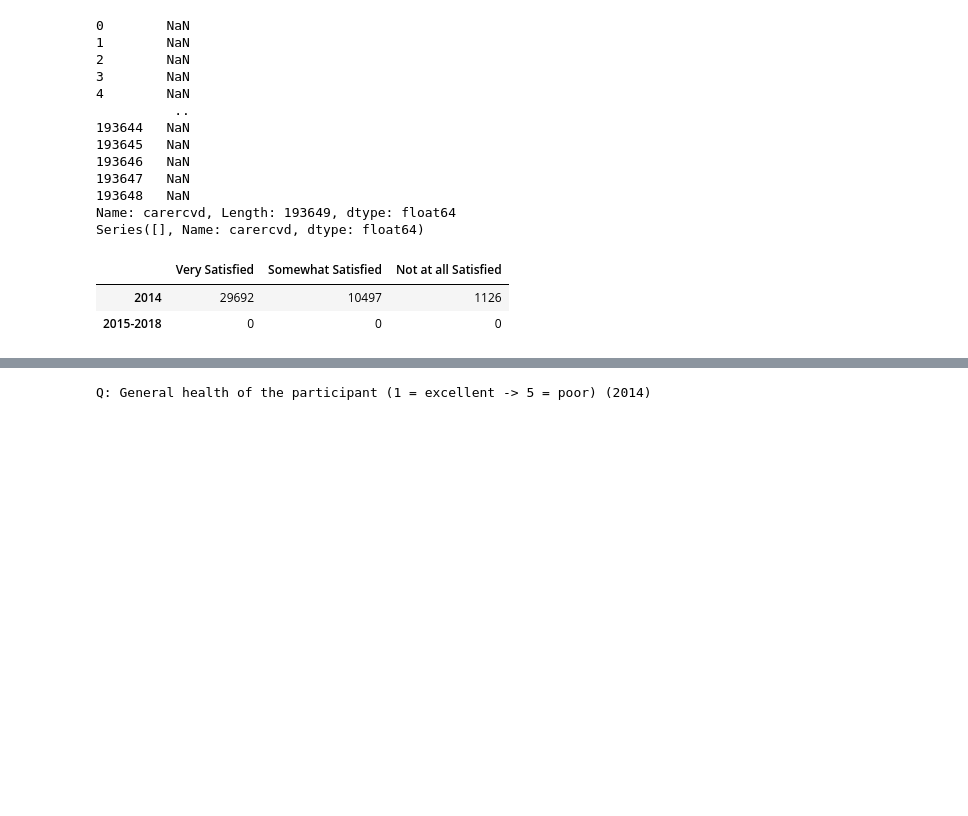
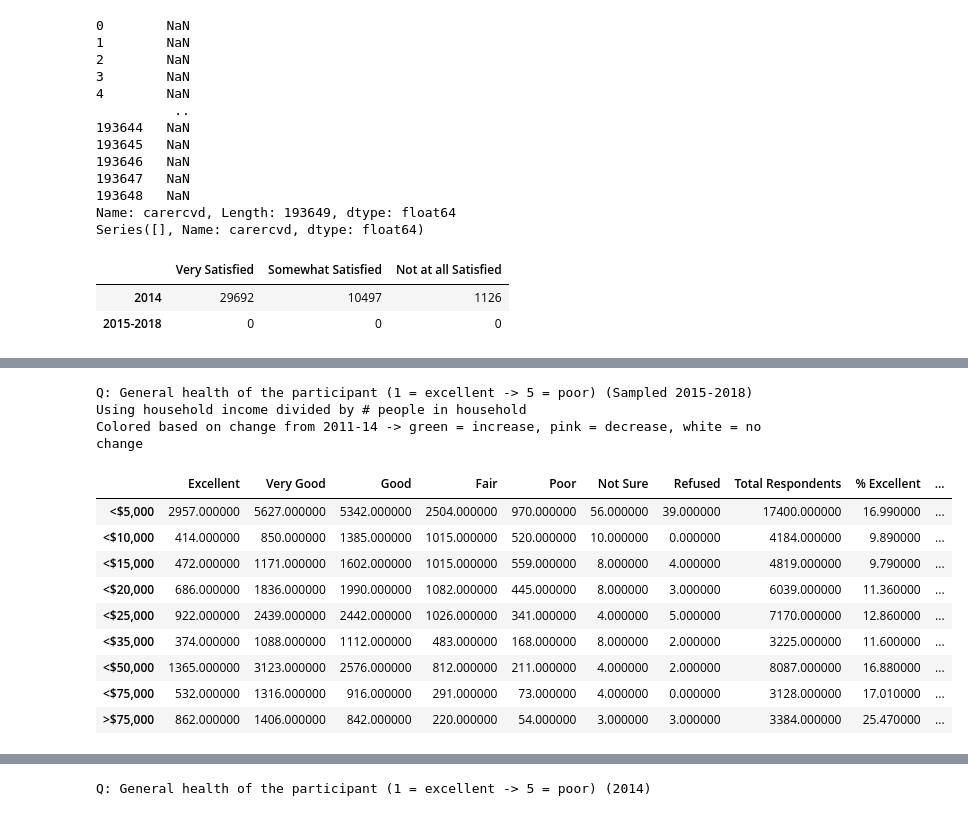
Before and after one commit to theklam/just_scraping_by, a Jupyter notebook: stats.ipynb, the cells around one changed output, grey strips where cells are left out. Drawn from its saved outputs; the diff is of its cells as text; code cells hidden in the pictures; blank space fills up the shorter version.

```diff
--- a/stats.ipynb
+++ b/stats.ipynb
@@ -428 +668,23 @@ Series([], Name: carercvd, dtype: float64)
+# %%
+''' uses new data '''
+
+print("Q: General health of the participant (1 = excellent -> 5 = poor) (Sampled 2015-2018)")
+print("Using household income divided by # people in household")
+print("Colored based on change from 2011-14 -> green = increase, pink = decrease, white = no change")
+
+income_x_health_1518_df.style.apply(highlight_change, other_df=income_x_health_1114_df, axis=None)
+# %% [output]
+Q: General health of the participant (1 = excellent -> 5 = poor) (Sampled 2015-2018)
+Using household income divided by # people in household
+Colored based on change from 2011-14 -> green = increase, pink = decrease, white = no change
+|  | Excellent | Very Good | Good | Fair | Poor | Not Sure | Refused | Total Respondents | % Excellent | ... |
+| <$5,000 | 2957.000000 | 5627.000000 | 5342.000000 | 2504.000000 | 970.000000 | 56.000000 | 39.000000 | 17400.000000 | 16.990000 | ... |
+| <$10,000 | 414.000000 | 850.000000 | 1385.000000 | 1015.000000 | 520.000000 | 10.000000 | 0.000000 | 4184.000000 | 9.890000 | ... |
+| <$15,000 | 472.000000 | 1171.000000 | 1602.000000 | 1015.000000 | 559.000000 | 8.000000 | 4.000000 | 4819.000000 | 9.790000 | ... |
+| <$20,000 | 686.000000 | 1836.000000 | 1990.000000 | 1082.000000 | 445.000000 | 8.000000 | 3.000000 | 6039.000000 | 11.360000 | ... |
+| <$25,000 | 922.000000 | 2439.000000 | 2442.000000 | 1026.000000 | 341.000000 | 4.000000 | 5.000000 | 7170.000000 | 12.860000 | ... |
+| <$35,000 | 374.000000 | 1088.000000 | 1112.000000 | 483.000000 | 168.000000 | 8.000000 | 2.000000 | 3225.000000 | 11.600000 | ... |
+| <$50,000 | 1365.000000 | 3123.000000 | 2576.000000 | 812.000000 | 211.000000 | 4.000000 | 2.000000 | 8087.000000 | 16.880000 | ... |
+| <$75,000 | 532.000000 | 1316.000000 | 916.000000 | 291.000000 | 73.000000 | 4.000000 | 0.000000 | 3128.000000 | 17.010000 | ... |
+| >$75,000 | 862.000000 | 1406.000000 | 842.000000 | 220.000000 | 54.000000 | 3.000000 | 3.000000 | 3384.000000 | 25.470000 | ... |
 # %%
```
Also changed, not shown: parts of 11 cells of this notebook, 2 other files.
